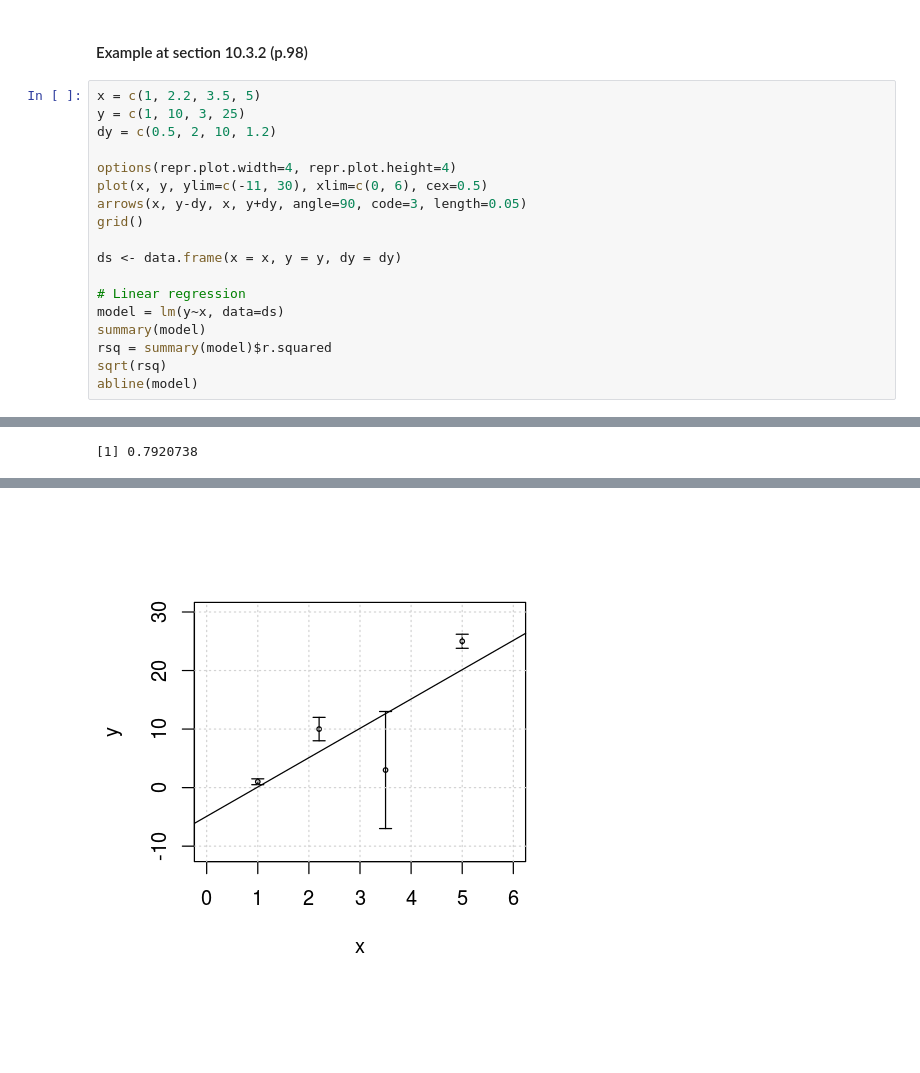
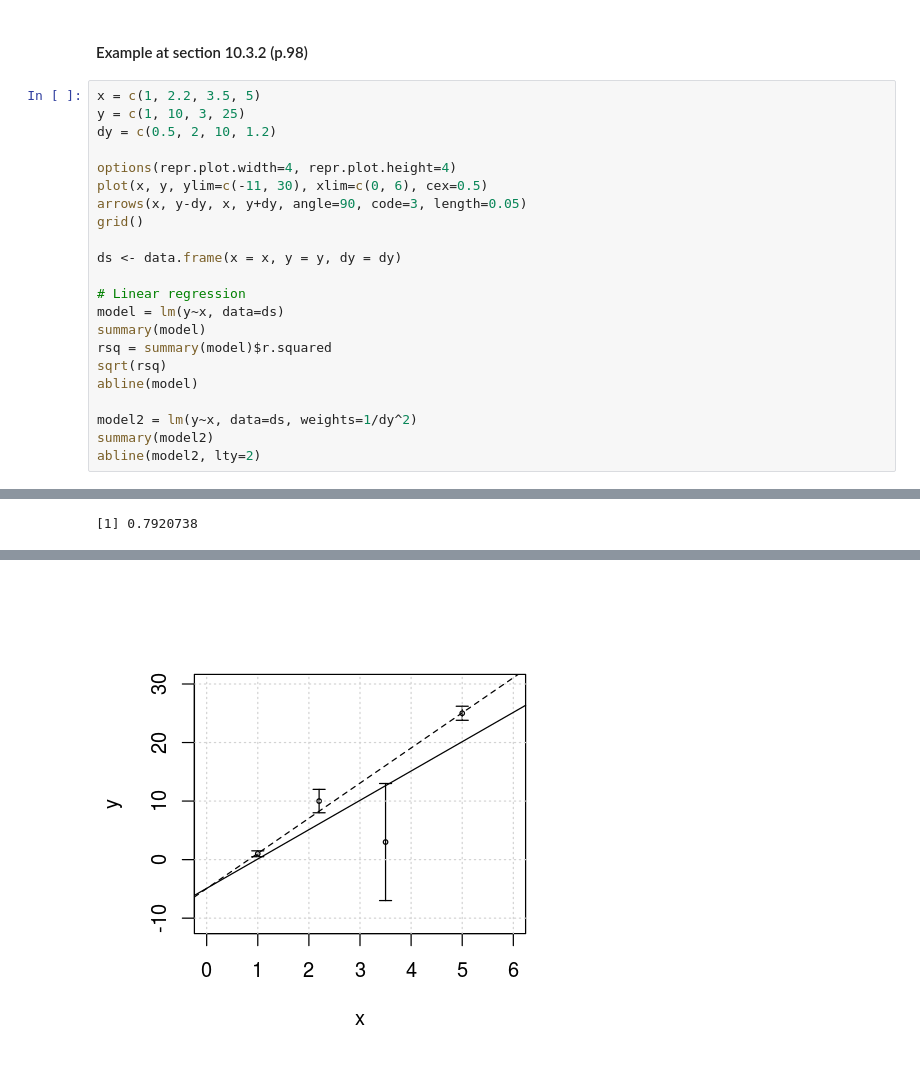
Before and after one commit to ebusato/jupyter_R, a Jupyter notebook: ExercicesFromBClementsBook.ipynb, the cells around one changed output, grey strips where cells are left out. Saved outputs shown, nothing was run; the diff lists cells and outputs as text; blank space fills up the shorter version.

```diff
--- a/ExercicesFromBClementsBook.ipynb
+++ b/ExercicesFromBClementsBook.ipynb
@@ -261,6 +261,10 @@ summary(model)
 rsq = summary(model)$r.squared
 sqrt(rsq)
 abline(model)
+
+model2 = lm(y~x, data=ds, weights=1/dy^2)
+summary(model2)
+abline(model2, lty=2)
 # %% [output]
 Call:
 lm(formula = y ~ x, data = ds)
@@ -281 +302 @@ F-statistic: 3.367 on 1 and 2 DF,  p-value: 0.2079
-[figure, old version]
+[figure, new version]
```
Also changed, not shown: parts of 1 cell of this notebook.
